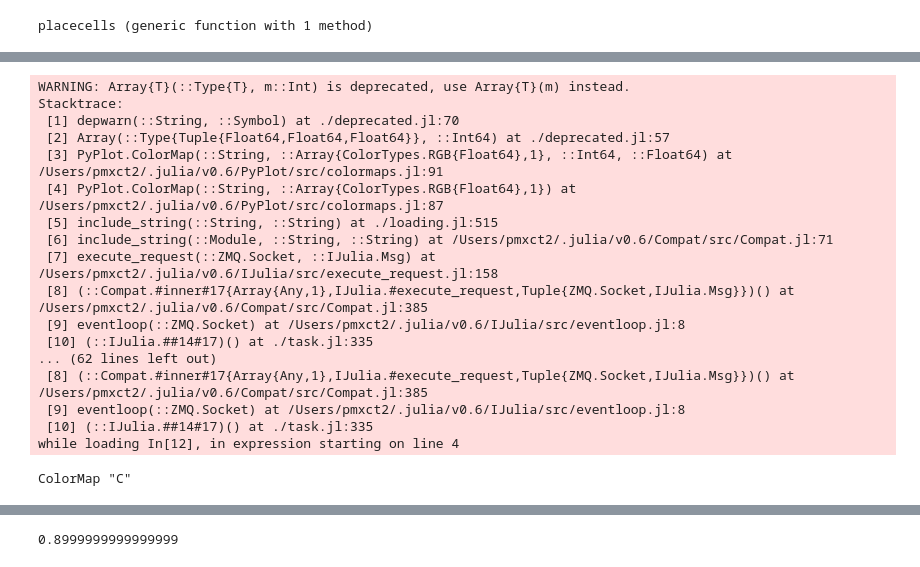
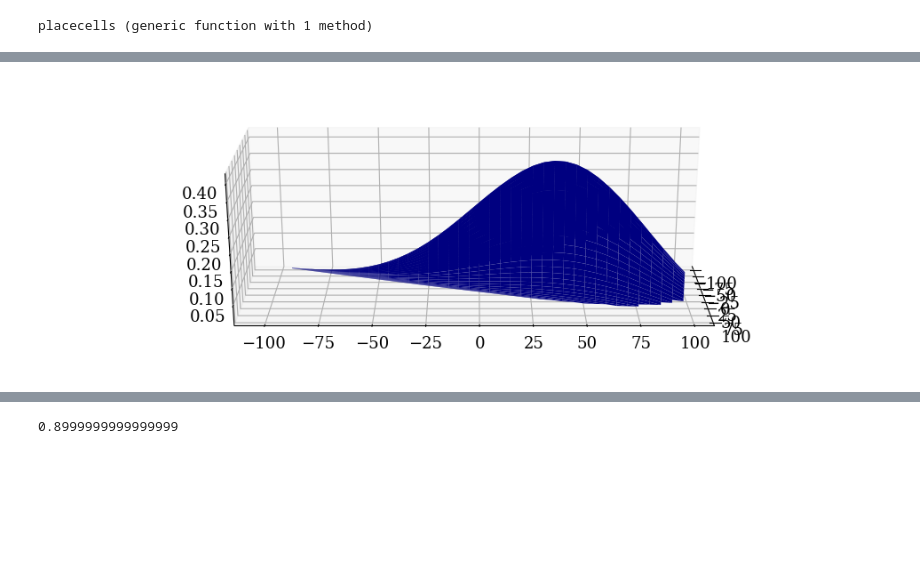
Before and after one commit to charlinetess/Morris-Watermaze-FosterDayanMorris-Paper, a Jupyter notebook: PlotusingPyPlotsWithPosition.ipynb, the cells around one changed output, grey strips where cells are left out. Drawn from its saved outputs; the diff is of its cells as text; code cells hidden in the pictures; blank space fills up the shorter version.

```diff
--- a/PlotusingPyPlotsWithPosition.ipynb
+++ b/PlotusingPyPlotsWithPosition.ipynb
@@ -402,24 +426,11 @@ gca()[:view_init](20.0,0.0)
-# %%
-using PyPlot, Colors
-homemadecolor=ColorMap("A", [RGB(144/255,238/255,144/255),RGB(60/255,179/255,113/255),RGB(0,0.5,0)])
-homemadecolorbis=ColorMap("B", [RGB(32/255,178/255,170/255),RGB(60/255,179/255,113/255),RGB(0,0.5,0)])
-homemadecoloragain=ColorMap("C", [RGB(102/255,205/255,170/255),RGB(60/255,179/255,113/255),RGB(0,0.5,0)])
-# %% [output]
-WARNING: Array{T}(::Type{T}, m::Int) is deprecated, use Array{T}(m) instead.
-Stacktrace:
- [1] depwarn(::String, ::Symbol) at ./deprecated.jl:70
- [2] Array(::Type{Tuple{Float64,Float64,Float64}}, ::Int64) at ./deprecated.jl:57
- [3] PyPlot.ColorMap(::String, ::Array{ColorTypes.RGB{Float64},1}, ::Int64, ::Float64) at /Users/pmxct2/.julia/v0.6/PyPlot/src/colormaps.jl:91
- [4] PyPlot.ColorMap(::String, ::Array{ColorTypes.RGB{Float64},1}) at /Users/pmxct2/.julia/v0.6/PyPlot/src/colormaps.jl:87
- [5] include_string(::String, ::String) at ./loading.jl:515
- [6] include_string(::Module, ::String, ::String) at /Users/pmxct2/.julia/v0.6/Compat/src/Compat.jl:71
- [7] execute_request(::ZMQ.Socket, ::IJulia.Msg) at /Users/pmxct2/.julia/v0.6/IJulia/src/execute_request.jl:158
- [8] (::Compat.#inner#17{Array{Any,1},IJulia.#execute_request,Tuple{ZMQ.Socket,IJulia.Msg}})() at /Users/pmxct2/.julia/v0.6/Compat/src/Compat.jl:385
- [9] eventloop(::ZMQ.Socket) at /Users/pmxct2/.julia/v0.6/IJulia/src/eventloop.jl:8
- [10] (::IJulia.##14#17)() at ./task.jl:335
-... (62 lines left out)
- [8] (::Compat.#inner#17{Array{Any,1},IJulia.#execute_request,Tuple{ZMQ.Socket,IJulia.Msg}})() at /Users/pmxct2/.julia/v0.6/Compat/src/Compat.jl:385
- [9] eventloop(::ZMQ.Socket) at /Users/pmxct2/.julia/v0.6/IJulia/src/eventloop.jl:8
- [10] (::IJulia.##14#17)() at ./task.jl:335
-while loading In[12], in expression starting on line 4
-ColorMap "C"
+# %%
+using PyPlot
+# create the figure
+fig = figure("Test plot value map rat $(indexrat), after 1 trial",figsize=(12,4));
+ax = Axes3D(fig)
+subplot(111, projection="3d")
+# show the value map
+s1 = surf(x,y,vbegin,cmap=ColorMap("jet"));
+gca()[:view_init](20.0,0.0)
+# %% [output]
+[figure, added]
```
Also changed, not shown: parts of 21 cells of this notebook, 4 other files.
